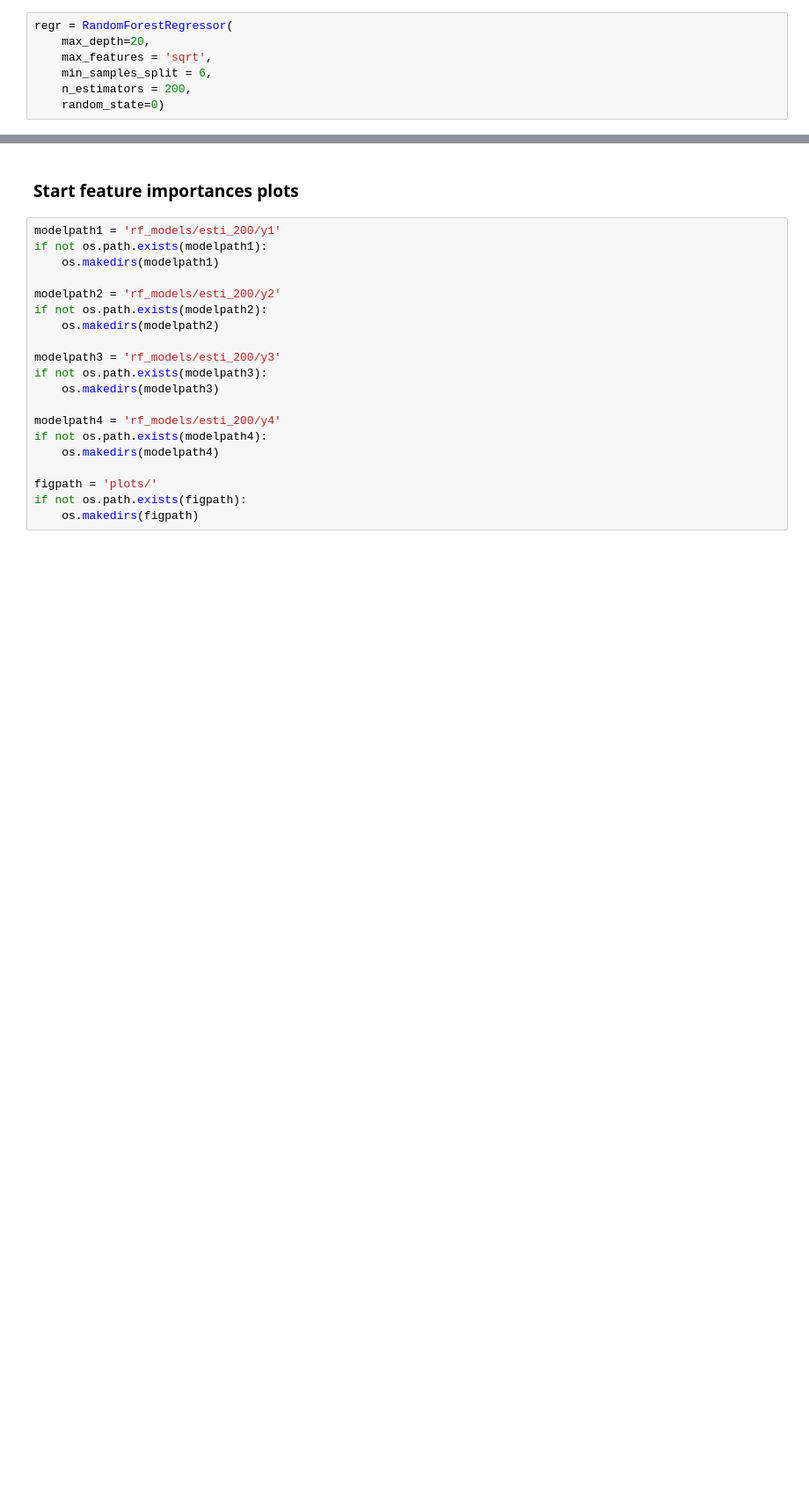
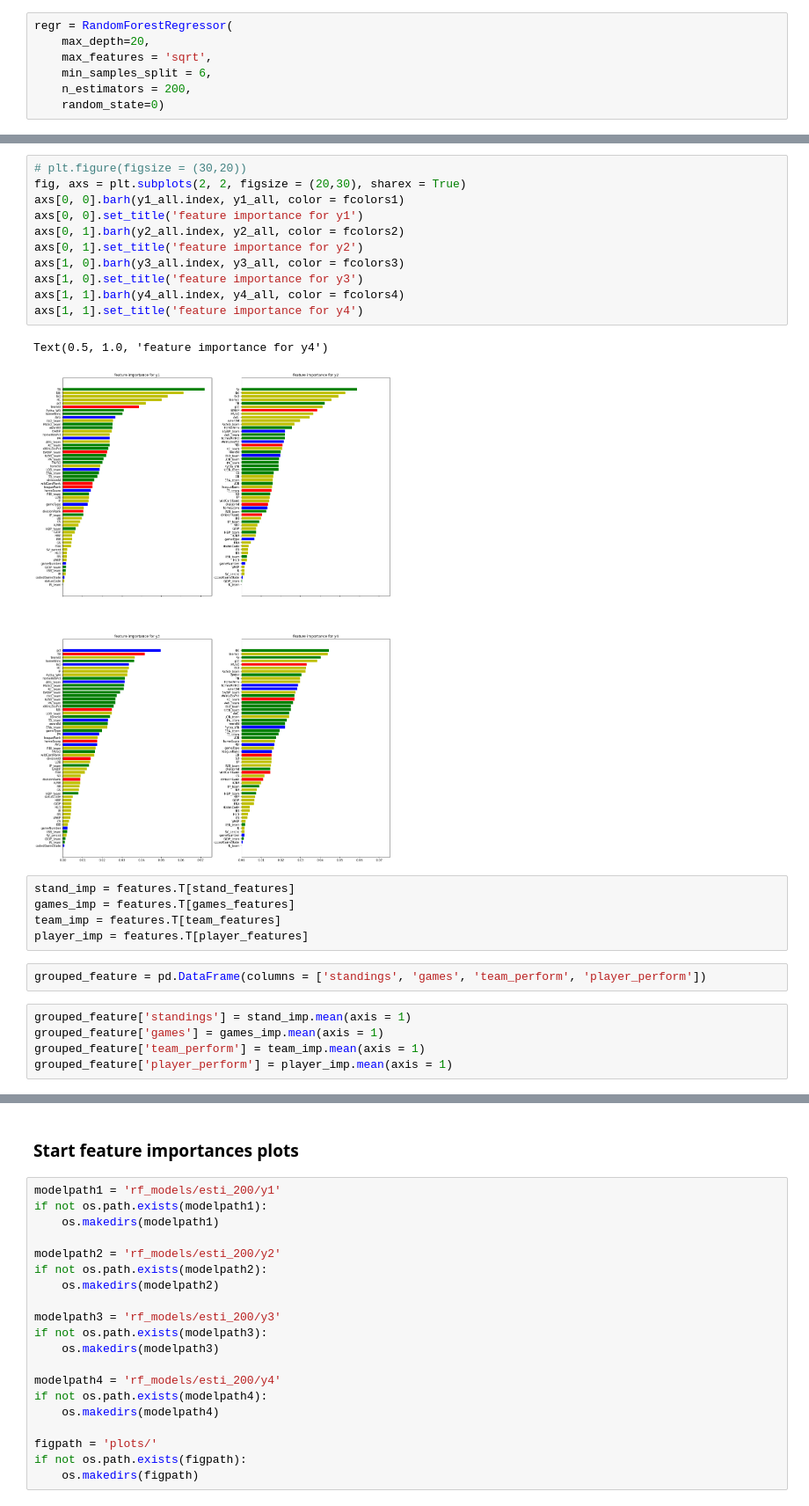
Before and after one commit to fatjudy/mlb-forecasting, a Jupyter notebook: Construct DataFrame.ipynb, the cells around one changed output, grey strips where cells are left out. Shown at 88% size. Cells and saved outputs as stored; diff of their text form; blank space fills up the shorter version.

```diff
--- a/Construct DataFrame.ipynb
+++ b/Construct DataFrame.ipynb
@@ -328,0 +465,26 @@ plt.plot(loaded_model.feature_importances_)
+# %%
+# plt.figure(figsize = (30,20))
+fig, axs = plt.subplots(2, 2, figsize = (20,30), sharex = True)
+axs[0, 0].barh(y1_all.index, y1_all, color = fcolors1)
+axs[0, 0].set_title('feature importance for y1')
+axs[0, 1].barh(y2_all.index, y2_all, color = fcolors2)
+axs[0, 1].set_title('feature importance for y2')
+axs[1, 0].barh(y3_all.index, y3_all, color = fcolors3)
+axs[1, 0].set_title('feature importance for y3')
+axs[1, 1].barh(y4_all.index, y4_all, color = fcolors4)
+axs[1, 1].set_title('feature importance for y4')
+# %% [output]
+Text(0.5, 1.0, 'feature importance for y4')
+[figure, added]
+# %%
+stand_imp = features.T[stand_features]
+games_imp = features.T[games_features]
+team_imp = features.T[team_features]
+player_imp = features.T[player_features]
+# %%
+grouped_feature = pd.DataFrame(columns = ['standings', 'games', 'team_perform', 'player_perform'])
+# %%
+grouped_feature['standings'] = stand_imp.mean(axis = 1)
+grouped_feature['games'] = games_imp.mean(axis = 1)
+grouped_feature['team_perform'] = team_imp.mean(axis = 1)
+grouped_feature['player_perform'] = player_imp.mean(axis = 1)
```
Also changed, not shown: parts of 104 cells of this notebook, 3 other files.
